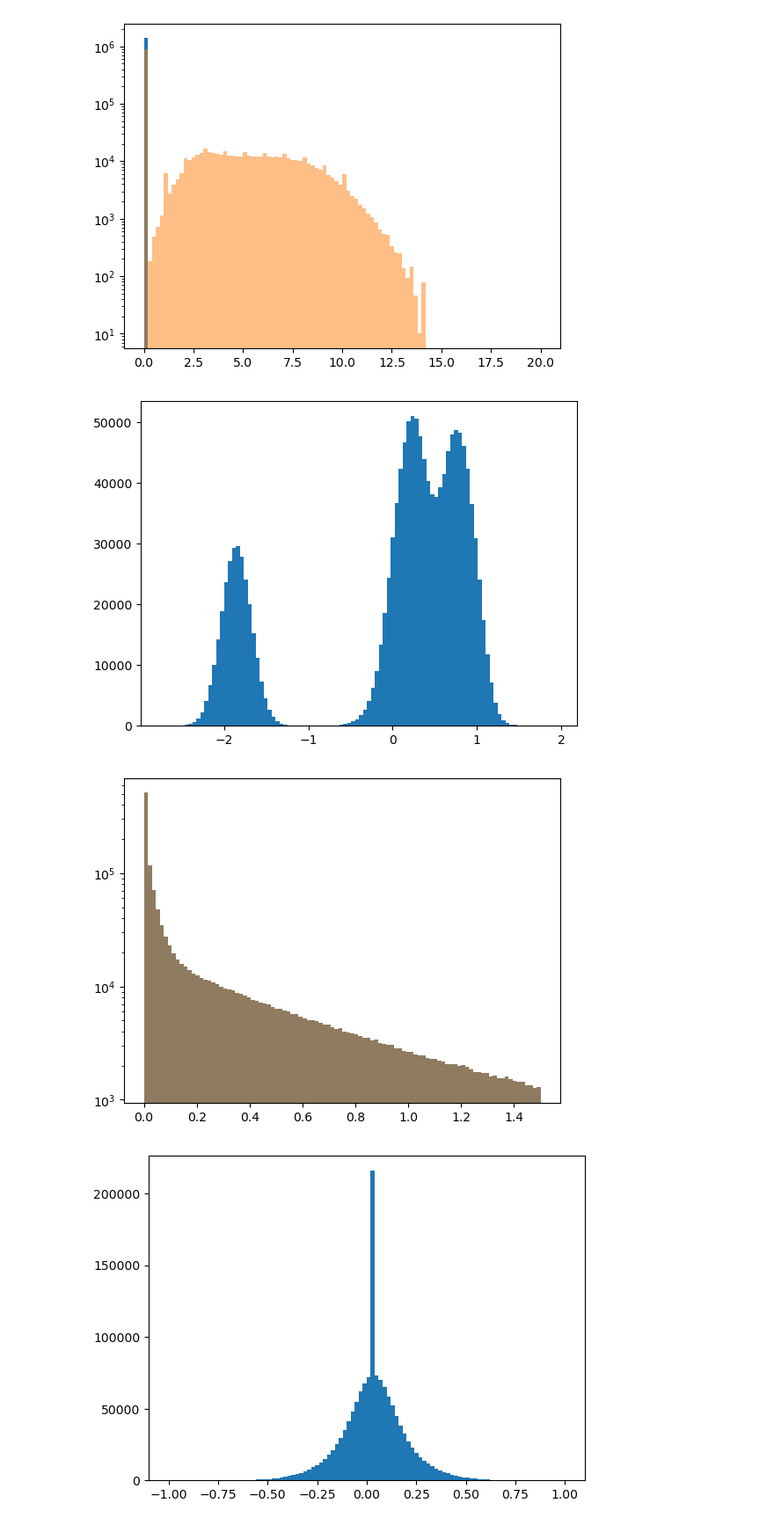
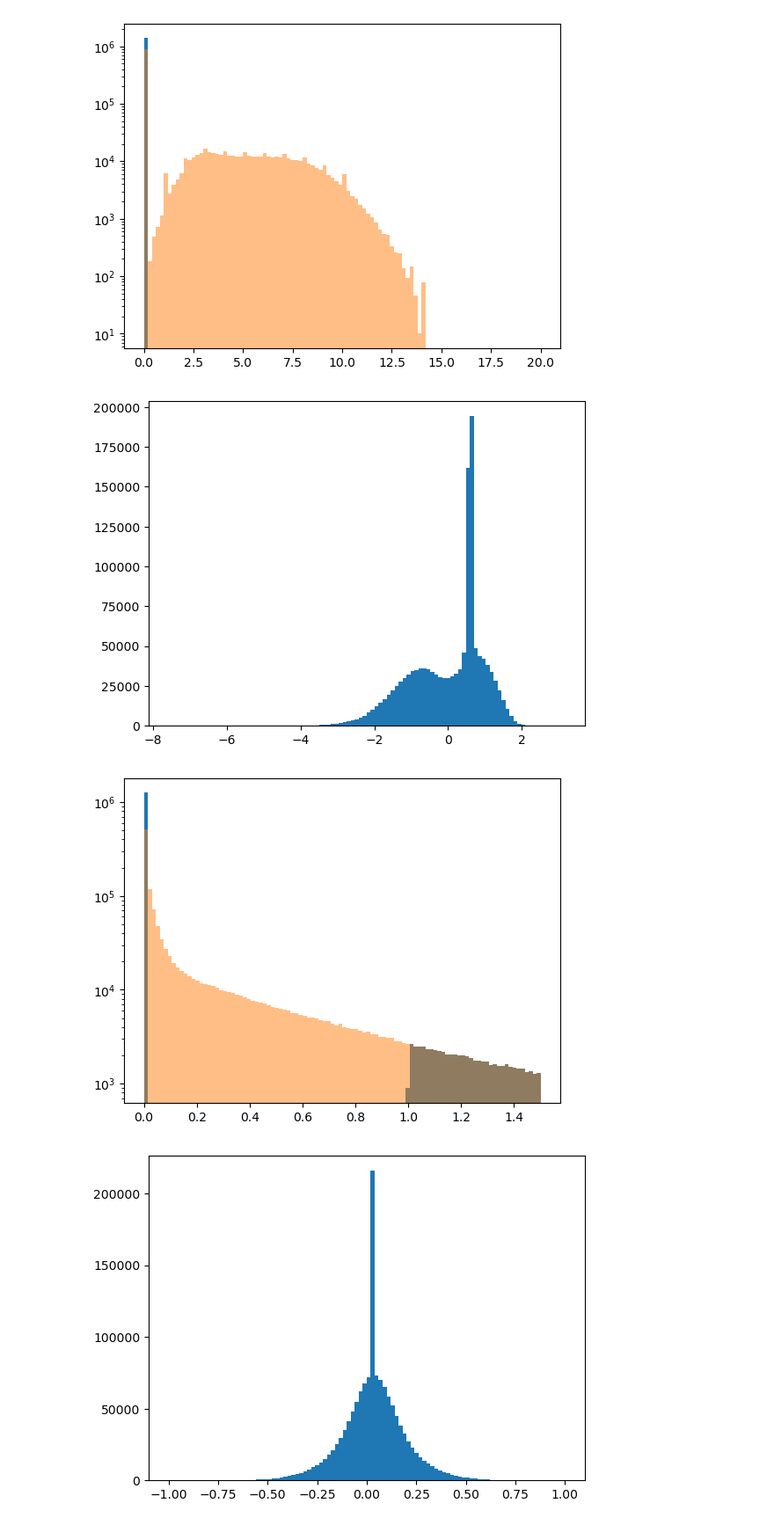
Before and after one commit to maxgalli/FlashSimStudies, a Jupyter notebook: preprocessing/study_photons.ipynb, the cells around one changed output. Shown at 88% size. Saved outputs shown, nothing was run; the diff lists cells and outputs as text; code cells hidden in the pictures.

Commit message:
new pipelines and plotting changes

```diff
--- a/preprocessing/study_photons.ipynb
+++ b/preprocessing/study_photons.ipynb
@@ -218,42 +220,85 @@ class IsoTransformerLNorm(TransformerMixin, BaseEstimator):
         # replace 0s with values sampled from triangular distribution
         X[zero_indices] = -np.random.lognormal(mean=0.0001, sigma=0.1, size=len(zero_indices)).reshape(-1, 1)
         # shift the rest
-        X[nonzero_indices] = np.log1p(X[nonzero_indices])
+        X[nonzero_indices] = np.log(X[nonzero_indices])
         return X
 
     def inverse_transform(self, X, y=None):
         X = X.copy()
         zero_indices = np.where(X <= 0)[0]
         nonzero_indices = np.where(X > 0)[0]
         # expm1 the rest
-        X[nonzero_indices] = np.expm1(X[nonzero_indices])
+        X[nonzero_indices] = np.exp(X[nonzero_indices])
+        # replace values less than 0 with 0
+        X[zero_indices] = 0.
+        return X
+
+class IsoTransformerBC(TransformerMixin, BaseEstimator):
+    """
+    Transform the isolation variables with a box-cox transformation for values > 0 and a normal distribution for values <= 0.
+    """
+    #def __init__(self, loc=0., scale=0.1):
+    def __init__(self):
+        pass
+
+    def fit(self, X, y=None):
+        non_zero_indices = np.where(X > 0)[0]
+        x_non_zero = X[non_zero_indices]
+        self.bc = PowerTransformer(method="box-cox").fit(x_non_zero.reshape(-1, 1))
+        x_non_zero_bc = self.bc.transform(x_non_zero.reshape(-1, 1))
+        self.min_bc = np.min(x_non_zero_bc)
+        return self
+
+    def transform(self, X, y=None):
+        X = X.copy()
+        zero_indices = np.where(X <= 0)[0]
+        nonzero_indices = np.where(X > 0)[0]
+        # replace 0s with values sampled from gaussian
+        #X[zero_indices] = np.random.normal(loc=self.loc, scale=self.scale, size=len(zero_indices)).reshape(-1, 1)
+        X[zero_indices] = -np.random.lognormal(mean=0.0001, sigma=0.1, size=len(zero_indices)).reshape(-1, 1)
+        # shift the rest wiht boxcox
+        X[nonzero_indices] = self.bc.transform(X[nonzero_indices])
+        # now set the max of lognormal to 0 and the min of boxcox to 0
+        X[zero_indices] -= np.max(X[zero_indices])
+        X[nonzero_indices] -= self.min_bc
+        return X
+
+    def inverse_transform(self, X, y=None):
+        X = X.copy()
+        zero_indices = np.where(X <= 0)[0]
+        nonzero_indices = np.where(X > 0)[0]
+        # transform back the boxcox
+        X[nonzero_indices] += self.min_bc
+        X[nonzero_indices] = self.bc.inverse_transform(X[nonzero_indices])
         # replace values less than 0 with 0
         X[zero_indices] = 0.
         return X
 
 pipe = Pipeline(
     [
         #('add', FunctionTransformer(lambda x: x + 1e-3, inverse_func=lambda x: x - 1e-3)),
         #('box-cox', PowerTransformer(method='box-cox', standardize=False)),
         #('scaler', MinMaxScaler((0, 1))),
         #('displacer', Displacer(mask_lower_bound=0.01, where_to_displace=1)),
         #('smearer', Smearer('uniform', mask_upper_bound=1.0)),
-        ("sampler", IsoTransformerBC(loc=-1, scale=0.5)),
+        #("sampler", IsoTransformerBC(loc=-1, scale=0.5)),
+        #("iso_transform", IsoTransformerLNorm()),
+        ("sampler", IsoTransformerBC()),
         ("standard", StandardScaler()),
     ]
 )
 orig_rng = (0, 1.5)
 var = df['RecoPho_pfRelIso03_all'].values
 new_var = pipe.fit_transform(var.reshape(-1, 1))
 plt.hist(new_var, bins=100);
 plt.show()
 old_var = pipe.inverse_transform(new_var)
 plt.yscale('log')
 plt.hist(old_var, bins=100, range=orig_rng);
 plt.hist(var, bins=100, range=orig_rng, alpha=0.5);
 # %% [output]
-[figure, old version]
+[figure, new version]
-[figure, old version]
+[figure, new version]
 # %%
 pipe = Pipeline(
     [
```
Also changed, not shown: parts of 1 cell of this notebook, 2 other files.
